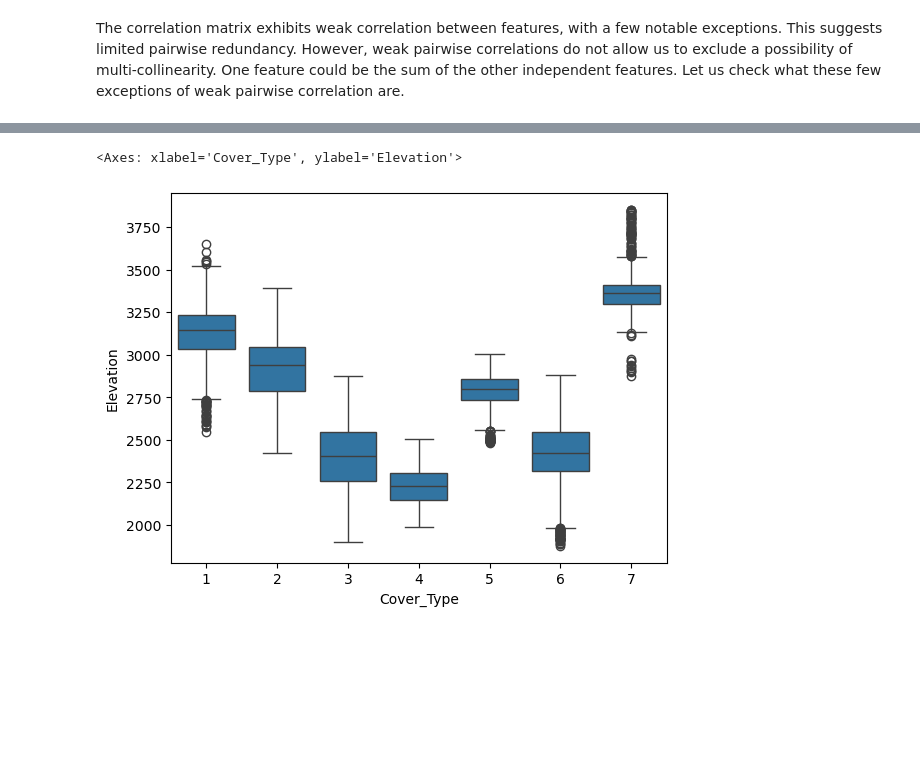
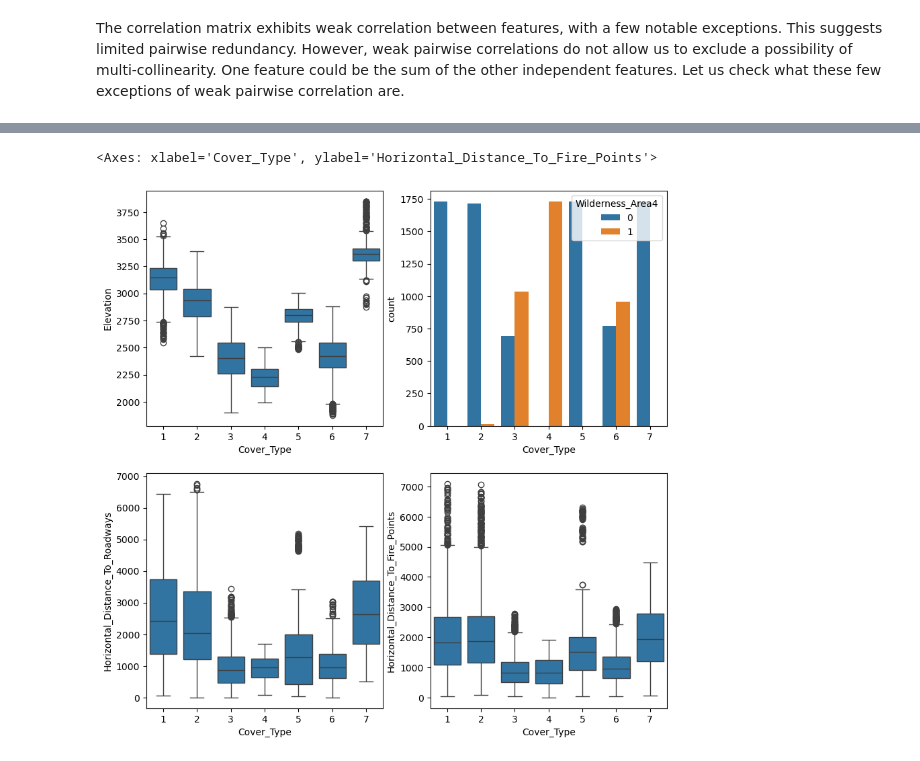
Before and after one commit to Arnaud11000/Projet-XHEC, a Jupyter notebook: forest-covertype-ml/notebooks/01_exploratory_analysis.ipynb, the cells around one changed output, grey strips where cells are left out. Cells and saved outputs as stored; diff of their text form; code cells hidden in the pictures; blank space fills up the shorter version.

```diff
--- a/forest-covertype-ml/notebooks/01_exploratory_analysis.ipynb
+++ b/forest-covertype-ml/notebooks/01_exploratory_analysis.ipynb
@@ -112,5 +156,9 @@ sns.scatterplot(data=df_train, x="Elevation", y="Slope", hue="Cover_Type")
 # %%
-sns.boxplot(data=df_train, x="Cover_Type", y="Elevation")
+fig, axes = plt.subplots(2,2, figsize=(10,10))
+sns.boxplot(df_train, x="Cover_Type", y="Elevation", ax=axes[0,0])
+sns.countplot(df_train, x="Cover_Type", hue="Wilderness_Area4", ax=axes[0,1])
+sns.boxplot(df_train, x="Cover_Type", y="Horizontal_Distance_To_Roadways", ax=axes[1,0])
+sns.boxplot(df_train, x="Cover_Type", y="Horizontal_Distance_To_Fire_Points", ax=axes[1,1])
 # %% [output]
-<Axes: xlabel='Cover_Type', ylabel='Elevation'>
+<Axes: xlabel='Cover_Type', ylabel='Horizontal_Distance_To_Fire_Points'>
-[figure, old version]
+[figure, new version]
```
Also changed, not shown: parts of 11 cells of this notebook.
